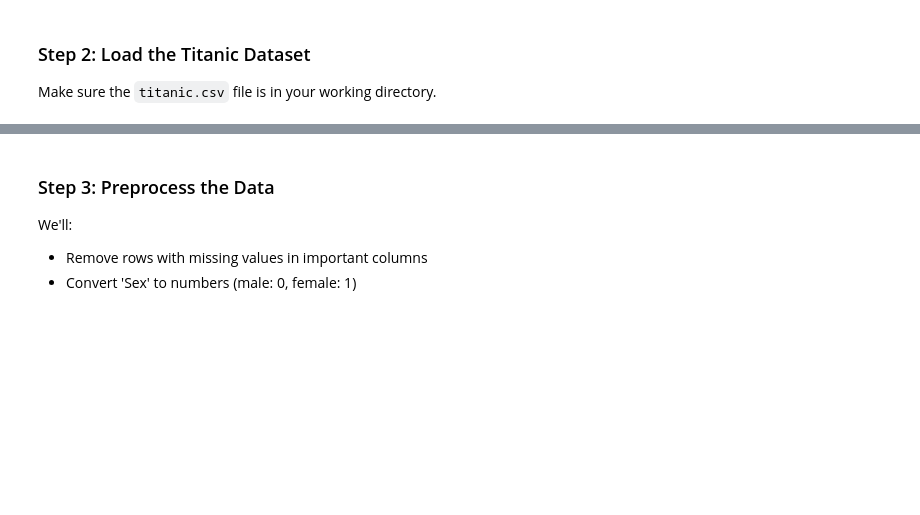
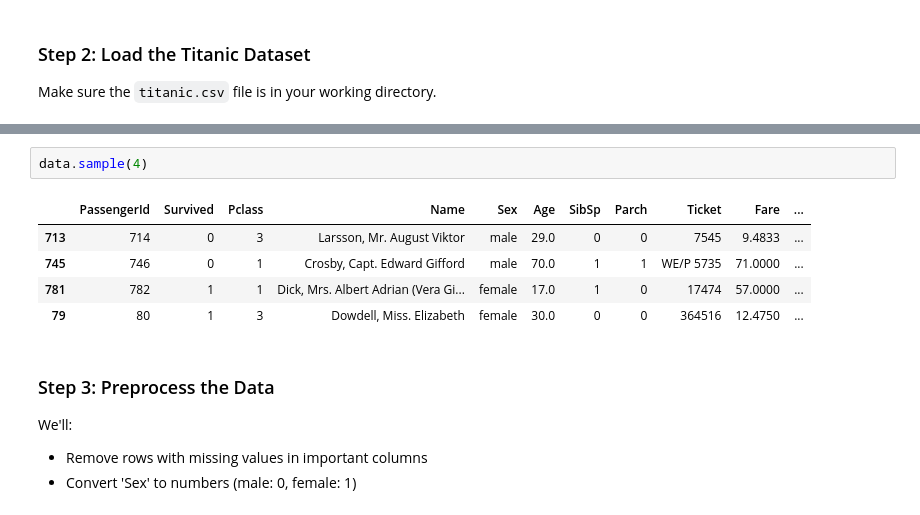
Before and after one commit to Neha-Shrestha/mero-coding-class, a Jupyter notebook: DAY 13 Understanding ML Workflow/ML_Workflow_Lesson_Class13.ipynb, the cells around one changed output, grey strips where cells are left out. Drawn from its saved outputs; the diff is of its cells as text; blank space fills up the shorter version.

```diff
--- a/DAY 13 Understanding ML Workflow/ML_Workflow_Lesson_Class13.ipynb
+++ b/DAY 13 Understanding ML Workflow/ML_Workflow_Lesson_Class13.ipynb
@@ -62,3 +64,11 @@ df.head()
+# %%
+data.sample(4)
+# %% [output]
+|  | PassengerId | Survived | Pclass | Name | Sex | Age | SibSp | Parch | Ticket | Fare | ... |
+| 713 | 714 | 0 | 3 | Larsson, Mr. August Viktor | male | 29.0 | 0 | 0 | 7545 | 9.4833 | ... |
+| 745 | 746 | 0 | 1 | Crosby, Capt. Edward Gifford | male | 70.0 | 1 | 1 | WE/P 5735 | 71.0000 | ... |
+| 781 | 782 | 1 | 1 | Dick, Mrs. Albert Adrian (Vera Gi... | female | 17.0 | 1 | 0 | 17474 | 57.0000 | ... |
+| 79 | 80 | 1 | 3 | Dowdell, Miss. Elizabeth | female | 30.0 | 0 | 0 | 364516 | 12.4750 | ... |
 # %% [markdown]
 ### Step 3: Preprocess the Data
 We'll:
```
Also changed, not shown: parts of 8 cells of this notebook.
